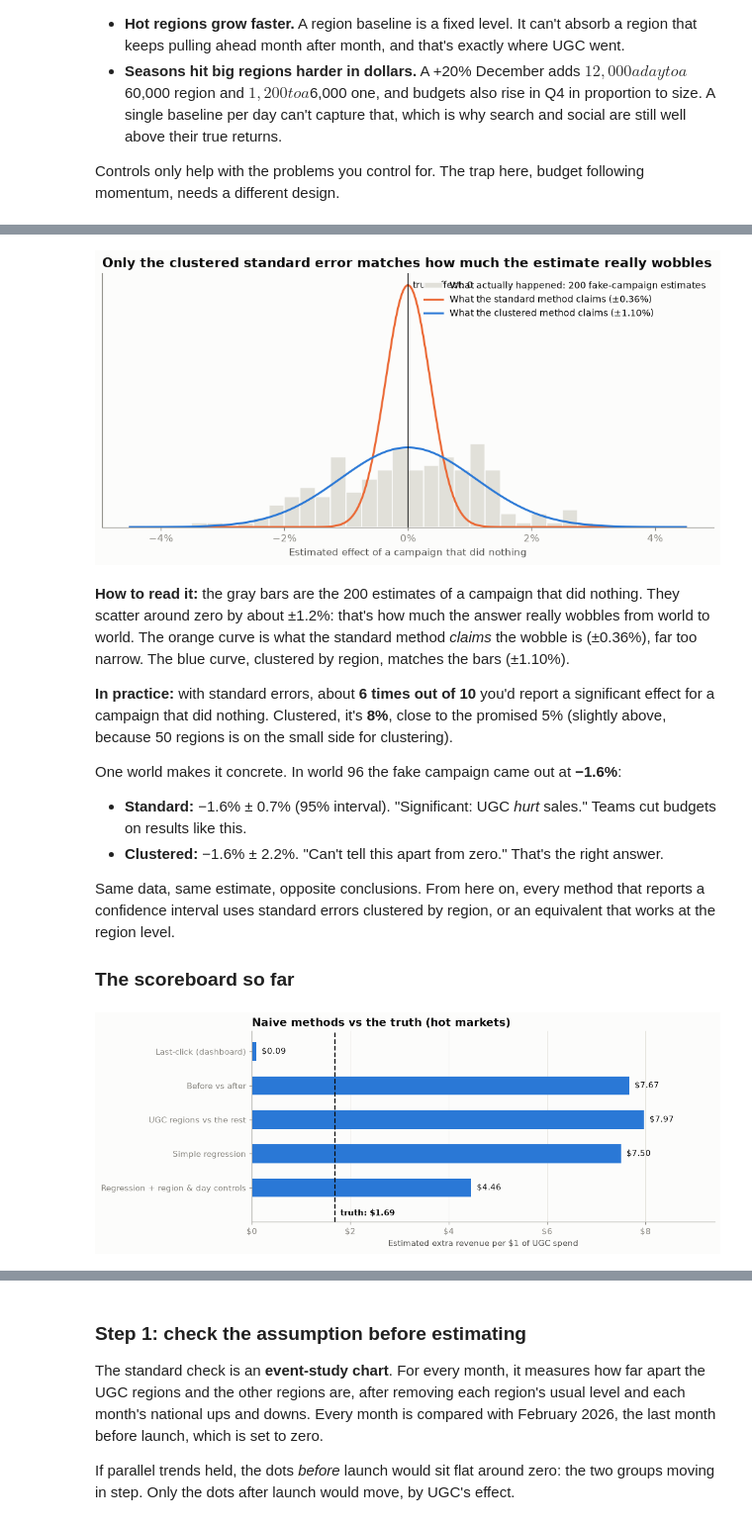
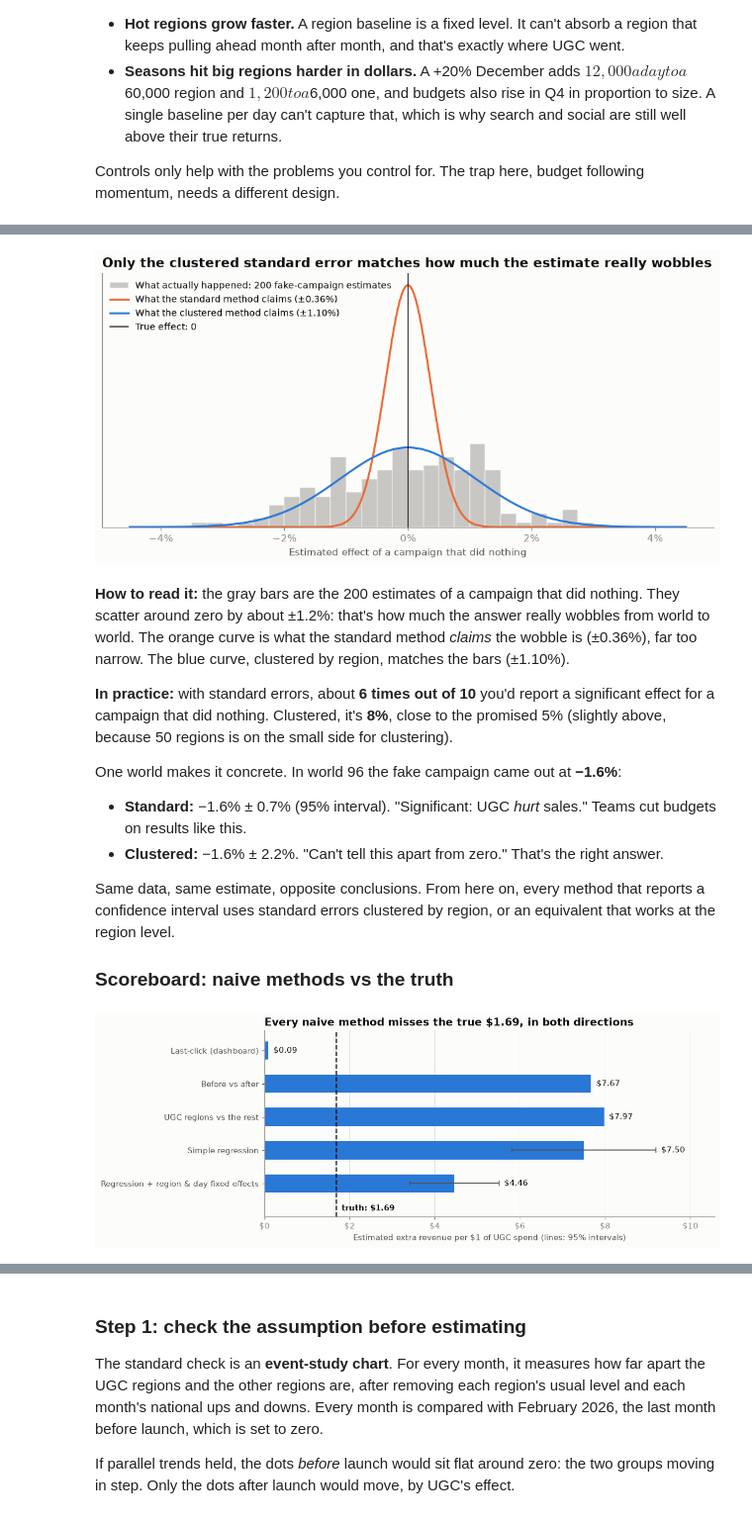
Before and after one commit to menni99/incrementality-mmm-lab, a Jupyter notebook: incrementality.ipynb, the cells around one changed output, grey strips where cells are left out. Shown at 99% size. Saved outputs shown, nothing was run; the diff lists cells and outputs as text; code cells hidden in the pictures.

```diff
--- a/incrementality.ipynb
+++ b/incrementality.ipynb
@@ -437,13 +464,14 @@ layers = {
     "UGC (via branded search)": one["true_effect_ugc_halo"],
 }
 fig, ax = plt.subplots()
-ax.axvspan(pd.Timestamp("2026-03-01"), pd.Timestamp("2026-04-25"), color=style.GRID, alpha=0.6, linewidth=0)
+ax.axvspan(pd.Timestamp(LAUNCH), pd.Timestamp(TEST_END), color=style.GRID, alpha=0.6, linewidth=0)
 ax.stackplot(one.index, [v / 1000 for v in layers.values()], labels=layers.keys(),
              colors=style.SERIES[:4], edgecolor=style.SURFACE, linewidth=1)
 ax.text(pd.Timestamp("2026-03-28"), 5.1, "UGC flight", ha="center", fontsize=9, color=style.INK_SECONDARY)
 ax.set_title(f"Extra daily sales caused by marketing, one typical region ({typical})")
 ax.set_ylabel("Extra sales per day")
-ax.yaxis.set_major_formatter(mticker.FormatStrFormatter("$%.1fK"))
+ax.yaxis.set_major_formatter(mticker.FormatStrFormatter("$%.0fK"))
+ax.yaxis.set_major_locator(mticker.MultipleLocator(1))
 ax.set_ylim(0, 5.6)
 ax.legend(loc="upper right", reverse=True)
 plt.show()
@@ -890,10 +918,11 @@ All four estimates are expressed the same way: **extra revenue per $1 of UGC spe
 ugc_spend = data["spend_ugc"].sum()
 truth_hot = true_iroas(panel_hot, "ugc")  # hidden truth, used only for grading
 treated = data["group"] == "UGC regions"
-after = data["date"].between("2026-03-01", "2026-12-31")
+after = data["date"].between(LAUNCH, YEAR_END)
 year_before = data["date"].between("2025-03-01", "2025-12-31")  # same 306 days a year earlier
 
-scoreboard = {}  # method -> estimated return per $1; we add to this in every section
+scoreboard = {}      # method -> estimated return per $1, for hot markets (sections 7 and 8)
+scoreboard_ci = {}   # method -> 95% interval, for methods that have one
 print(f"UGC spend in hot markets: ${ugc_spend:,.0f}  |  True return: ${truth_hot:.2f} per $1")
 # %% [output]
 UGC spend in hot markets: $2,825,639  |  True return: $1.69 per $1
@@ -1043,11 +1073,12 @@ Anyone with regression training would add controls for the first two problems: a
 # %%
 # C(geo) and C(date) add one baseline per region and one per day (about 780 extra terms).
 fe_model = smf.ols("sales ~ spend_search + spend_social + spend_ugc + C(geo) + C(date)", data=data)
-fe_fit = fe_model.fit(cov_type="cluster", cov_kwds=by_region)
-scoreboard["Regression + region & day controls"] = fe_fit.params["spend_ugc"]
+fe_fit = fe_model.fit(cov_type="cluster", cov_kwds=by_region(data))
+scoreboard["Regression + region & day fixed effects"] = fe_fit.params["spend_ugc"]
+scoreboard_ci["Regression + region & day fixed effects"] = interval(fe_fit)
 
-print(f"UGC: ${fe_fit.params['spend_ugc']:.2f} per $1 (95% interval clustered by region: {interval(fe_fit)})")
-print(f"Search: ${fe_fit.params['spend_search']:.2f} per $1  |  Social: ${fe_fit.params['spend_social']:.2f} per $1")
+print("UGC: ${:.2f} per $1 (95% interval clustered by region: {} to {})".format(fe_fit.params["spend_ugc"], *map(usd, interval(fe_fit))))
+print(f"Search: ${fe_fit.params['spend_search']:.2f} per $1 | Social: ${fe_fit.params['spend_social']:.2f} per $1")
 print(f"R-squared: {fe_fit.rsquared:.2f}")
 # %% [output]
 UGC: $4.46 per $1 (95% interval clustered by region: $3.41 to $5.51)
@@ -1097,24 +1133,23 @@ pd.DataFrame({
 | Clustered by region | ±1.10% | ±1.20% | 8.0% |
 # %%
 fig, ax = plt.subplots(figsize=(11, 4.6))
-ax.hist(fake["estimate"], bins=np.linspace(-0.045, 0.045, 37), density=True, color=style.GRID,
+ax.hist(fake["estimate"], bins=np.linspace(-0.045, 0.045, 37), density=True, color=style.MUTED, alpha=0.45,
         edgecolor=style.SURFACE, label="What actually happened: 200 fake-campaign estimates")
 x = np.linspace(-0.045, 0.045, 400)
 for col, name, color in [("se_standard", "standard", style.SERIES[1]), ("se_clustered", "clustered", style.SERIES[0])]:
     se = fake[col].mean()
     ax.plot(x, np.exp(-0.5 * (x / se) ** 2) / (se * np.sqrt(2 * np.pi)), color=color, linewidth=2,
             label=f"What the {name} method claims (±{se:.2%})")
-ax.axvline(0, color=style.INK, linewidth=1)
-ax.text(0.0008, ax.get_ylim()[1] * 0.97, "true effect: 0", fontsize=9, color=style.INK, va="top")
+ax.axvline(0, color=style.INK, linewidth=1, label="True effect: 0")
 ax.xaxis.set_major_formatter(mticker.PercentFormatter(1.0, decimals=0))
 ax.set_yticks([])
 ax.grid(axis="y", visible=False)
 ax.set_xlabel("Estimated effect of a campaign that did nothing")
 ax.set_title("Only the clustered standard error matches how much the estimate really wobbles")
-ax.legend(loc="upper right", fontsize=9)
+ax.legend(loc="upper left", fontsize=9)
 plt.show()
 # %% [output]
-[figure, old version]
+[figure, new version]
 # %% [markdown]
 **How to read it:** the gray bars are the 200 estimates of a campaign that did nothing. They scatter around zero by about ±1.2%: that's how much the answer really wobbles from world to world. The orange curve is what the standard method *claims* the wobble is (±0.36%), far too narrow. The blue curve, clustered by region, matches the bars (±1.10%).
 
@@ -1126,29 +1161,40 @@ One world makes it concrete. In world 96 the fake campaign came out at **−1.6%
 
 Same data, same estimate, opposite conclusions. From here on, every method that reports a confidence interval uses standard errors clustered by region, or an equivalent that works at the region level.
 
-### The scoreboard so far
+### Scoreboard: naive methods vs the truth
 # %%
-def plot_scoreboard(scores, truth, title):
+def plot_scoreboard(scores, truth, title, intervals=None, save=None):
+    """Each method's estimate as a bar, with its 95% interval where it has one, against the true answer."""
+    intervals = intervals or {}
     names = list(scores)[::-1]
     vals = [scores[n] for n in names]
     fig, ax = plt.subplots(figsize=(10, 0.55 * len(names) + 1.4))
     ax.barh(names, vals, color=style.SERIES[0], height=0.55)
+    right = []
+    for i, (n, v) in enumerate(zip(names, vals)):
+        lo, hi = intervals.get(n, (v, v))
+        if n in intervals:
+            ax.errorbar(v, i, xerr=[[v - lo], [hi - v]], fmt="none", ecolor=style.INK_SECONDARY, elinewidth=1.2, capsize=3)
+        ax.text(max(v, hi), i, f"  {usd(v)}", va="center", fontsize=10, color=style.INK)
+        right.append(max(v, hi))
     ax.axvline(truth, color=style.INK, linewidth=1.5, linestyle="--")
     ax.set_ylim(-1.0, len(names) - 0.4)
     ax.text(truth, -0.75, f"  truth: ${truth:.2f}", color=style.INK, fontsize=10, va="center", fontweight="bold")
-    for i, v in enumerate(vals):
-        ax.text(v, i, f"  ${v:.2f}", va="center", fontsize=10, color=style.INK)
-    ax.set_xlim(0, max(vals + [truth]) * 1.18)
-    ax.xaxis.set_major_formatter(mticker.FormatStrFormatter("$%.0f"))
-    ax.set_xlabel("Estimated extra revenue per $1 of UGC spend")
+    left = min([0] + [lo for lo, _ in intervals.values()])
+    ax.set_xlim(left * 1.3, max(right + [truth]) * 1.15)
+    ax.xaxis.set_major_formatter(mticker.FuncFormatter(lambda v, _: usd(v).replace(".00", "")))
+    ax.set_xlabel("Estimated extra revenue per $1 of UGC spend (lines: 95% intervals)")
+    ax.tick_params(axis="y", colors=style.INK_SECONDARY, labelsize=10)
     ax.grid(axis="y", visible=False)
     ax.grid(axis="x", visible=True)
     ax.set_axisbelow(True)
     ax.set_title(title)
+    if save:
+        fig.savefig(save, dpi=150, bbox_inches="tight")
     plt.show()
 
-plot_scoreboard(scoreboard, truth_hot, "Naive methods vs the truth (hot markets)")
+plot_scoreboard(scoreboard, truth_hot, "Every naive method misses the true $1.69, in both directions", scoreboard_ci)
 # %% [output]
-[figure, old version]
+[figure, new version]
 # %% [markdown]
 **Two opposite failures:**
```
Also changed, not shown: parts of 96 cells of this notebook, 7 other files.
